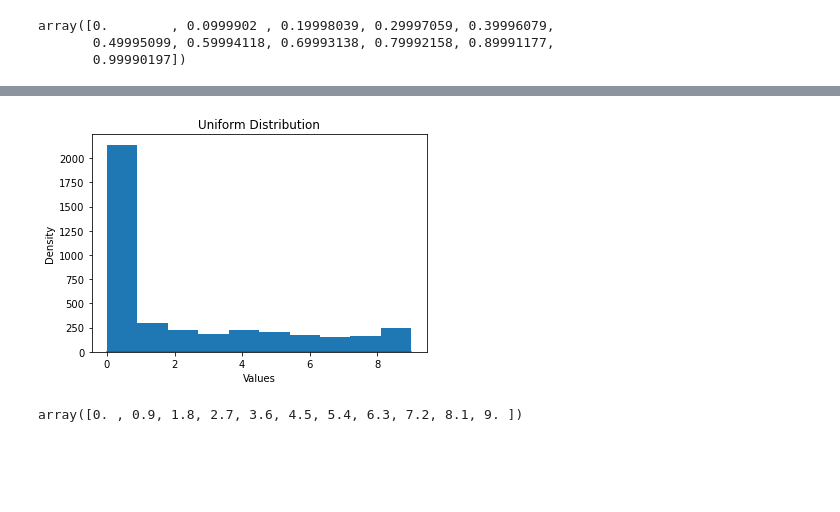
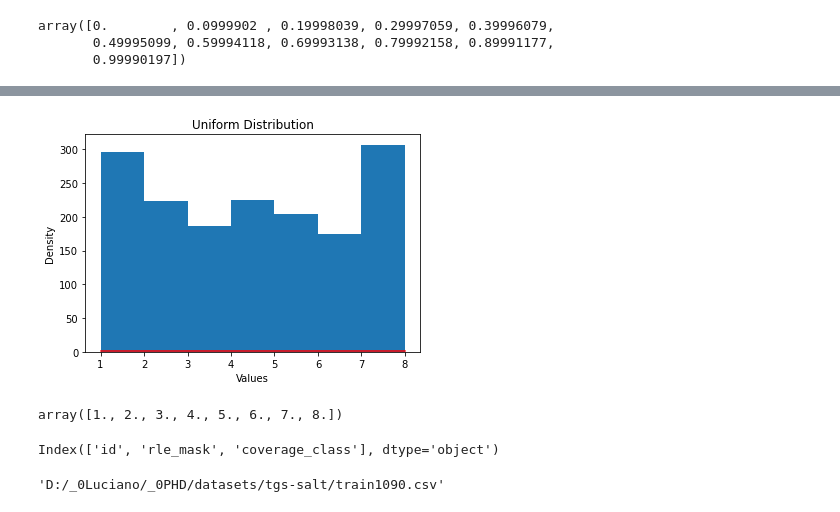
Before and after one commit to lucterres/vae2, a Jupyter notebook: Pixels.ipynb, the cells around one changed output, grey strips where cells are left out. Saved outputs shown, nothing was run; the diff lists cells and outputs as text; code cells hidden in the pictures; blank space fills up the shorter version.

```diff
--- a/Pixels.ipynb
+++ b/Pixels.ipynb
@@ -9,10 +11,10 @@ import matplotlib.image as mpimg
 TRAIN_CSV = './train/train.csv'
 DEPTH_CSV = 'depths.csv'
 
-TRAIN_IMAGE_DIR = 'D:/_0Luciano/_0PHD/datasets/tgsSalt/train/images/'
-TRAIN_MASK_DIR  = 'D:/_0Luciano/_0PHD/datasets/tgsSalt/train/masks/'
-
-TEST_IMAGE_DIR  = 'D:/_0Luciano_0PHD/datasets/tgsSalt/test/images/'
+TRAIN_DIR  = 'D:/_0Luciano/_0PHD/datasets/tgs-salt/'
+TRAIN_IMAGE_DIR = 'D:/_0Luciano/_0PHD/datasets/tgs-salt/train/images/'
+TRAIN_MASK_DIR  = 'D:/_0Luciano/_0PHD/datasets/tgs-salt/train/masks/'
+TEST_IMAGE_DIR  = 'D:/_0Luciano_0PHD/datasets/tgs-salt/test/images/'
 # %%
 df_train = pd.read_csv(TRAIN_CSV)
 df = df_train
@@ -28,0 +40,14 @@ df.head()
+# %%
+def limites(msk):
+        number_of_white_pix = np.sum(msk == 255)
+        result = (number_of_white_pix>=(10201*0.1)) & (number_of_white_pix<(10201*0.9))
+        return result
+
+def coverage(label):
+        path = TRAIN_MASK_DIR + f'{label}.png'
+        white_pix = -1
+        if exists(path):
+                mask = cv2.imread(path)
+                gray = cv2.cvtColor(mask, cv2.COLOR_BGR2GRAY)
+                white_pix = np.sum(gray == 255)/(101*101)
+        return white_pix
@@ -61,7 +77,0 @@ D:/_0Luciano/_0PHD/datasets/tgsSalt/train/masks/75efad62c1.png
-# %%
-def cov_to_class(val):
-    for i in range(0, 11):
-        if 10*val <= i :
-            return i
-
-df["coverage_class"] = df.coverage.map(cov_to_class)
@@ -104,3 +102,5 @@ bins
 array([0.        , 0.0999902 , 0.19998039, 0.29997059, 0.39996079,
        0.49995099, 0.59994118, 0.69993138, 0.79992158, 0.89991177,
        0.99990197])
+# %%
+dfTrain1090=df.loc[(df['coverage_class'] >= 1) & (df['coverage_class'] <= 8)]
@@ -107,11 +125,11 @@ array([0.        , 0.0999902 , 0.19998039, 0.29997059, 0.39996079,
 # %%
-count, bins, ignored = plt.hist(df['coverage_class'], 10, density=False)
+count, bins, ignored = plt.hist(dfTrain1090['coverage_class'], 7, density=False)
 plt.plot(bins, np.ones_like(bins),color='r')
 plt.title('Uniform Distribution')
 plt.ylabel('Density')
 plt.xlabel('Values')
 plt.show()
 bins
 # %% [output]
-[figure, old version]
+[figure, new version]
-array([0. , 0.9, 1.8, 2.7, 3.6, 4.5, 5.4, 6.3, 7.2, 8.1, 9. ])
+array([1., 2., 3., 4., 5., 6., 7., 8.])
@@ -117,0 +141,4 @@ array([0. , 0.9, 1.8, 2.7, 3.6, 4.5, 5.4, 6.3, 7.2, 8.1, 9. ])
+# %%
+dfTrain1090.columns
+# %% [output]
+Index(['id', 'rle_mask', 'coverage_class'], dtype='object')
@@ -117,0 +147,5 @@ array([0. , 0.9, 1.8, 2.7, 3.6, 4.5, 5.4, 6.3, 7.2, 8.1, 9. ])
+# %%
+path = TRAIN_DIR + f'train1090.csv'
+path
+# %% [output]
+'D:/_0Luciano/_0PHD/datasets/tgs-salt/train1090.csv'
```
Also changed, not shown: parts of 31 cells of this notebook, 1 other file.
